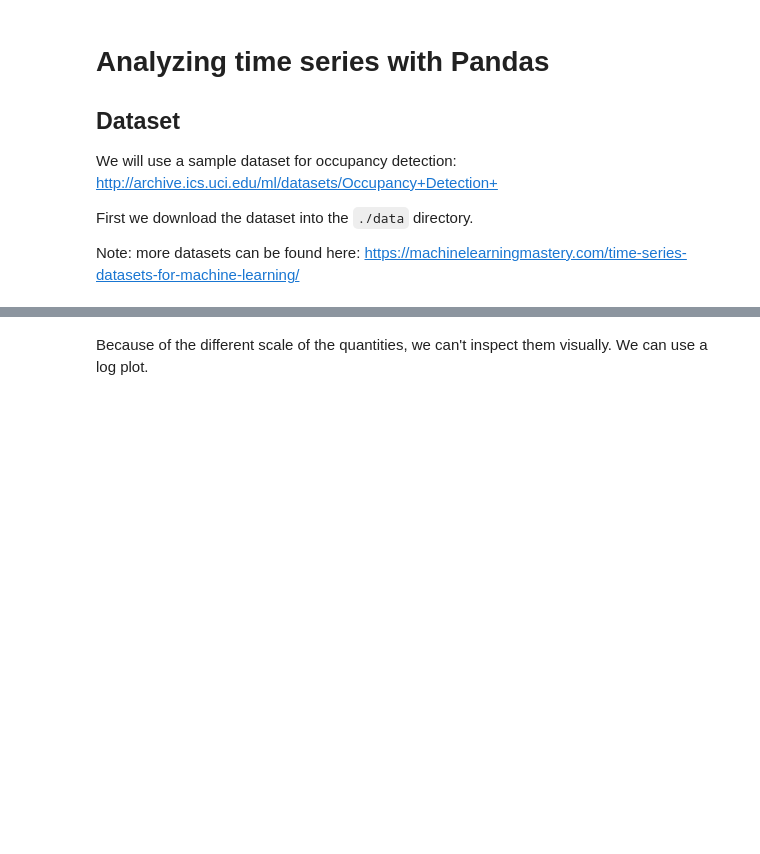
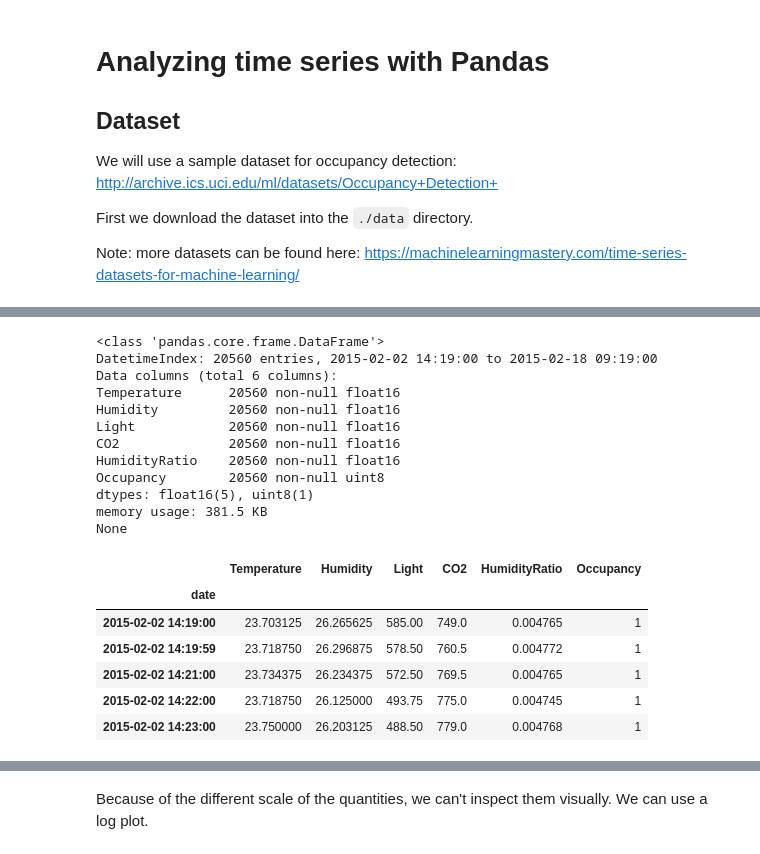
Before and after one commit to fmi/iot-course, a Jupyter notebook: 10-data-management-and-analytics/notebooks/Pandas_timeseries.ipynb, the cells around one changed output, grey strips where cells are left out. Drawn from its saved outputs; the diff is of its cells as text; code cells hidden in the pictures; blank space fills up the shorter version.

```diff
--- a/10-data-management-and-analytics/notebooks/Pandas_timeseries.ipynb
+++ b/10-data-management-and-analytics/notebooks/Pandas_timeseries.ipynb
@@ -48 +89,25 @@ df.head()
+# %%
+pdf = ddf.compute()
+print(pdf.info())
+pdf.head()
+# %% [output]
+<class 'pandas.core.frame.DataFrame'>
+DatetimeIndex: 20560 entries, 2015-02-02 14:19:00 to 2015-02-18 09:19:00
+Data columns (total 6 columns):
+Temperature      20560 non-null float16
+Humidity         20560 non-null float16
+Light            20560 non-null float16
+CO2              20560 non-null float16
+HumidityRatio    20560 non-null float16
+Occupancy        20560 non-null uint8
+dtypes: float16(5), uint8(1)
+memory usage: 381.5 KB
+None
+|  | Temperature | Humidity | Light | CO2 | HumidityRatio | Occupancy |
+| date |  |  |  |  |  |  |
+| 2015-02-02 14:19:00 | 23.703125 | 26.265625 | 585.00 | 749.0 | 0.004765 | 1 |
+| 2015-02-02 14:19:59 | 23.718750 | 26.296875 | 578.50 | 760.5 | 0.004772 | 1 |
+| 2015-02-02 14:21:00 | 23.734375 | 26.234375 | 572.50 | 769.5 | 0.004765 | 1 |
+| 2015-02-02 14:22:00 | 23.718750 | 26.125000 | 493.75 | 775.0 | 0.004745 | 1 |
+| 2015-02-02 14:23:00 | 23.750000 | 26.203125 | 488.50 | 779.0 | 0.004768 | 1 |
 # %%
```
Also changed, not shown: parts of 18 cells of this notebook.
